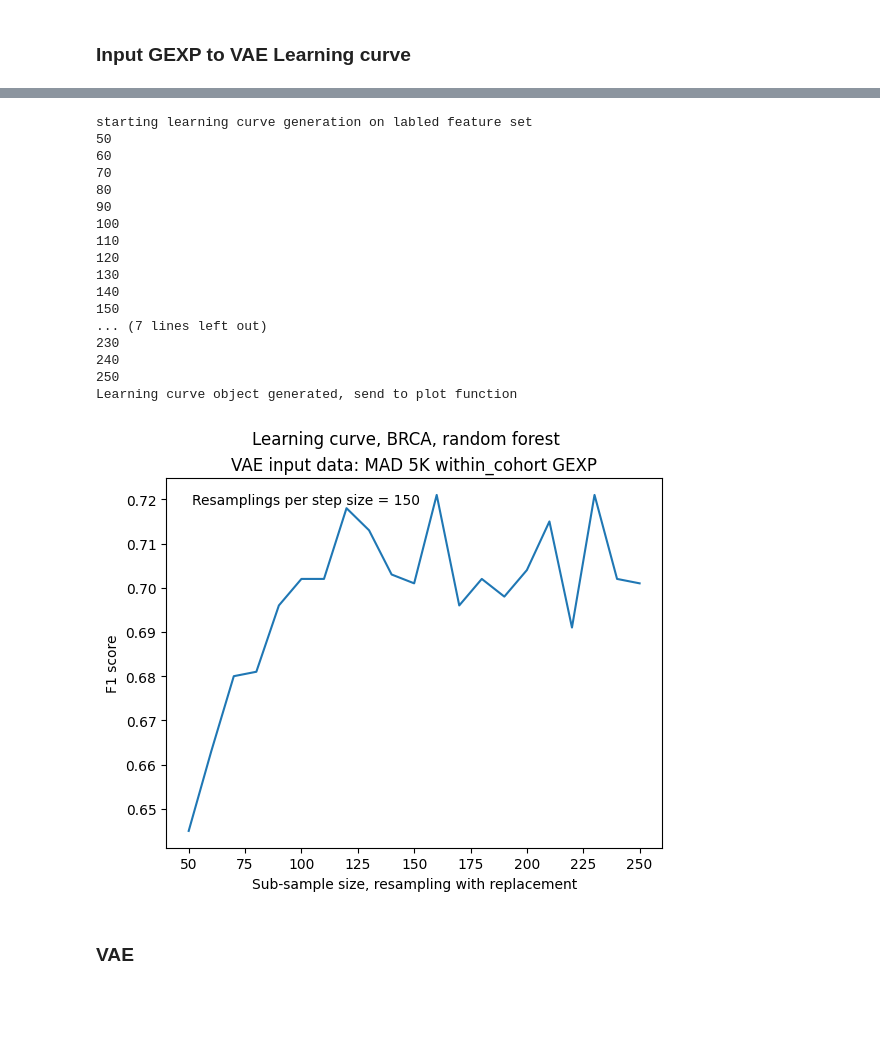
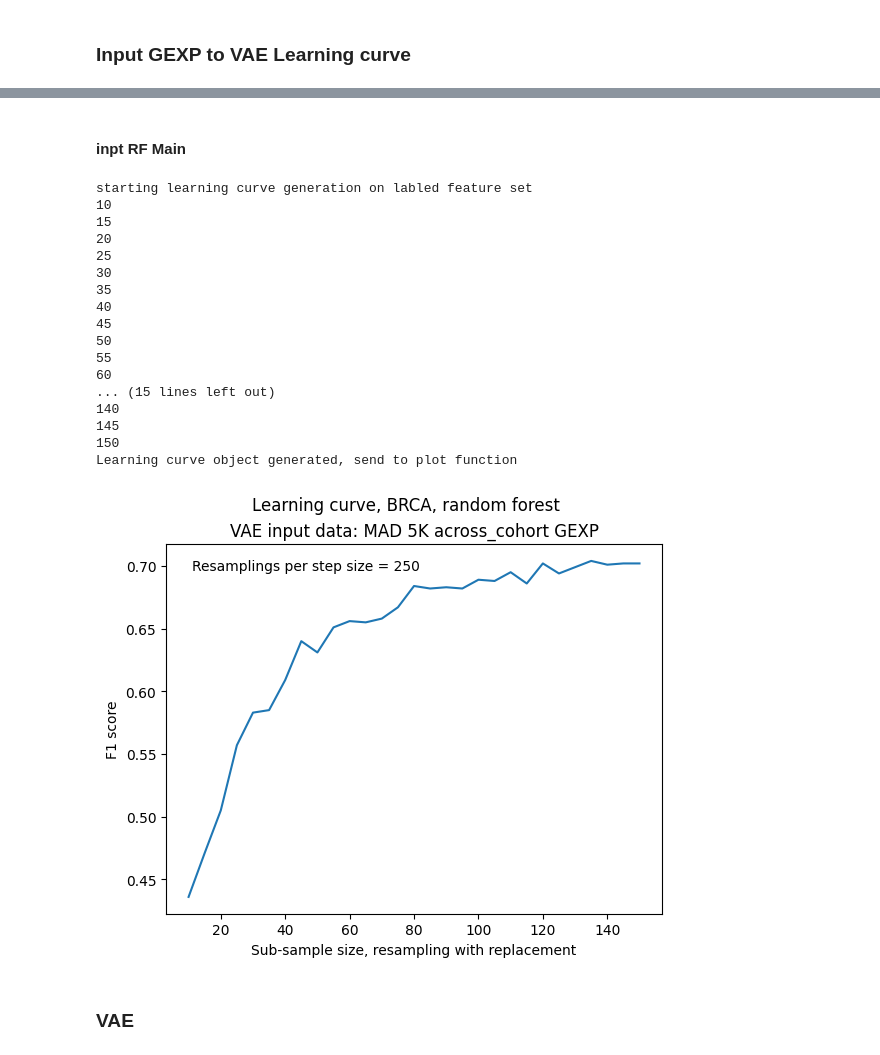
Before and after one commit to briankarlberg/synthetic_TCGA_data_gen, a Jupyter notebook: g_learning_curves/shuffle.ipynb, the cells around one changed output, grey strips where cells are left out. Saved outputs shown, nothing was run; the diff lists cells and outputs as text; code cells hidden in the pictures; blank space fills up the shorter version.

```diff
--- a/g_learning_curves/shuffle.ipynb
+++ b/g_learning_curves/shuffle.ipynb
@@ -88,32 +106,17 @@ brca_5k_within = pd.read_csv(
+# %% [markdown]
+#### inpt RF Main
 # %%
-# DataFrame to Random Forest TOGGLE
+print('starting learning curve generation on labled feature set')
+# inpt_RF_F1_dct = {}
 
-# df_to_rf = acc_5k_across # <---
-# feature_selection_method = 'across_cohort'
-
-# df_to_rf = acc_5k_within # <---
-# feature_selection_method = 'within_cohort'
-
-# df_to_rf = brca_5k_across # <---
-# feature_selection_method = 'across_cohort'
-
-df_to_rf = brca_5k_within # <---
-feature_selection_method = 'within_cohort'
-
-print('starting learning curve generation on labled feature set')
-RF_F1_dct = {}
-RF_F1_means = {}
-for smp_sz in list(range(50, 251, 10)): # BRCA <---
+inpt_RF_F1_means = {}
+for smp_sz in list(range(10, 151, 5)): # BRCA <--- across run, plot up to 100?
 # for smp_sz in list(range(15, 76, 5)): # ACC <---
 
     print(smp_sz)
-    # print(' ')
-
-    stdev_lst = []
-    mean_lst = []
 
     RF_output = []
-    resmpl_count = 150
+    resmpl_count = 250
     for r in list(range(0, resmpl_count)):
 
         labeled_sample_subset_frame = df_to_rf.sample(smp_sz)
@@ -128,32 +131,28 @@ for smp_sz in list(range(50, 251, 10)): # BRCA <---
 
         RF_F1_scr = f1_score(y_test, RF_clf.predict(X_test), average='weighted')
         RF_output.append(RF_F1_scr)
-        # print(RF_output)
 
-        if len(RF_output) > 1:
-            stdev_lst.append(stdev(RF_output))
-            mean_lst.append(mean(RF_output))
-        # Active learning insertion point
+    inpt_RF_F1_means[smp_sz] = round(mean(RF_output), 3)
 
-    RF_F1_means[smp_sz] = round(mean(RF_output), 3)
-    RF_F1_dct[smp_sz] = RF_output
+    # INPUT dict - raw F1 scores for error plot <note>
+    # inpt_RF_F1_dct[smp_sz] = RF_output
     # break
 print('Learning curve object generated, send to plot function')
 # %% [output]
 starting learning curve generation on labled feature set
+10
+15
+20
+25
+30
+35
+40
+45
 50
+55
 60
-70
-80
-90
-100
-110
-120
-130
+... (15 lines left out)
 140
+145
 150
-... (7 lines left out)
-230
-240
-250
 Learning curve object generated, send to plot function
@@ -160,19 +162,19 @@ Learning curve object generated, send to plot function
 # %%
-plt.plot(list(RF_F1_means.keys()),
-       RF_F1_means.values(), label = 'Stndrd dvtn')
+plt.plot(list(inpt_RF_F1_means.keys()),
+       inpt_RF_F1_means.values(), label = 'Mean weighted F1')
 plt.suptitle('Learning curve, '+df_to_rf.index.name+', random forest')
 plt.title('VAE input data: MAD 5K '+feature_selection_method+' GEXP') # copy and modify
 plt.ylabel('F1 score')                                                # for decoded naming
 plt.xlabel('Sub-sample size, resampling with replacement')
 plt.annotate('Resamplings per step size = '+str(resmpl_count),
                 xy=(.15, .85), xycoords='figure fraction',
                 horizontalalignment='left', verticalalignment='top',
                 )
 plt.savefig(
     'i_o/shuffle/'+
     str(df_to_rf.index.name)+'_'+feature_selection_method+'_'+ # add decoded to naming
-    str(list(RF_F1_means.keys())[0])+'-to-'+str(smp_sz)+       # for post-VAE plots
+    str(list(inpt_RF_F1_means.keys())[0])+'-to-'+str(smp_sz)+       # for post-VAE plots
     '_'+str(resmpl_count)+'-rsmpls'+
-    '_v0.png', bbox_inches = 'tight')
+    '_super_1.png', bbox_inches = 'tight')
 # %% [output]
-[figure, old version]
+[figure, new version]
```
Also changed, not shown: parts of 67 cells of this notebook, 1 other file.
